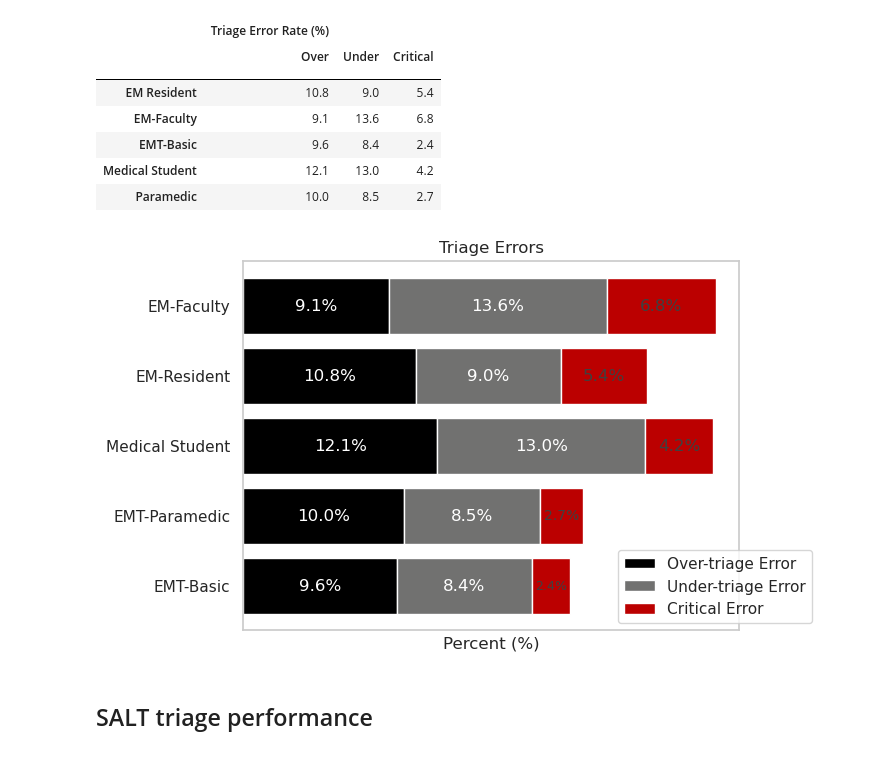
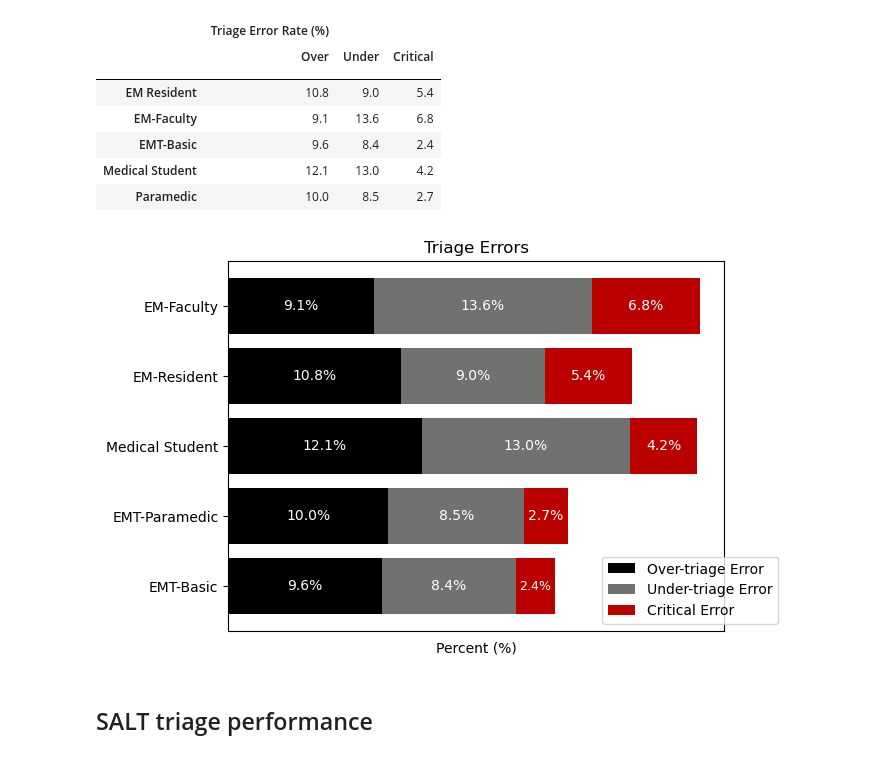
Before and after one commit to dbabbitt/itm-analysis-reporting-1, a Jupyter notebook: presentations/DARPA ITM Medical Triage Paper.ipynb, the cells around one changed output. Saved outputs shown, nothing was run; the diff lists cells and outputs as text; code cells hidden in the pictures.

```diff
--- a/presentations/DARPA ITM Medical Triage Paper.ipynb
+++ b/presentations/DARPA ITM Medical Triage Paper.ipynb
@@ -537,55 +520,46 @@ over_bar = plt.barh([responder_categories_dict[o] for o in responder_categories_
 # Create a stacked horizontal bar chart for the second set of values
 under_bar = plt.barh(
     [responder_categories_dict[o] for o in responder_categories_list], under_values, color='#717170', label=suffixing_fn('Under'), left=over_values
 )
 
 # Create a stacked horizontal bar chart for the third set of values
 critical_bar = plt.barh([
     responder_categories_dict[o] for o in responder_categories_list], critical_values, color='#bb0000', label=suffixing_fn('Critical'),
     left=[v1 + v2 for v1, v2 in zip(over_values, under_values)
 ])
 
 # Annotate the values of each value set inside their respective rectangles
-facecolor_set = set()
 for bars, values in zip([over_bar, under_bar, critical_bar], [over_values, under_values, critical_values]):
     for bar, value in zip(bars, values):
-        facecolor_set.add(str(bar.get_facecolor()))
-        if (bar.get_facecolor() == (0.7333333333333333, 0.0, 0.0, 1.0)):
-            if (value > 2.7): plt.text(
-                bar.get_x() + bar.get_width()/2, bar.get_y() + bar.get_height()/2, f'{value:.01f}%', va='center', ha='center', color='#404040'
-            )
-            elif (value > 2.4): plt.text(
-                bar.get_x() + bar.get_width()/2, bar.get_y() + bar.get_height()/2, f'{value:.01f}%', va='center', ha='center', color='#404040',
-                fontdict={'size': 10}
-            )
-            elif (value > 0): plt.text(
-                bar.get_x() + bar.get_width()/2, bar.get_y() + bar.get_height()/2, f'{value:.01f}%', va='center', ha='center', color='#404040',
-                fontdict={'size': 9}
-            )
-        else:
-            if (value > 2.4): plt.text(
-                bar.get_x() + bar.get_width()/2, bar.get_y() + bar.get_height()/2, f'{value:.01f}%', va='center', ha='center', color='white'
-            )
-            elif (value > 0): plt.text(
-                bar.get_x() + bar.get_width() + 1.2, bar.get_y() + bar.get_height()/2, f'{value:.01f}%', va='center', ha='center', color='black'
-            )
+        if (value > 2.7): plt.text(
+            bar.get_x() + bar.get_width()/2, bar.get_y() + bar.get_height()/2, f'{value:.01f}%', va='center', ha='center',
+            color=nu.get_text_color(bar_color_rgb=bar.get_facecolor())
+        )
+        elif (value > 2.4): plt.text(
+            bar.get_x() + bar.get_width()/2, bar.get_y() + bar.get_height()/2, f'{value:.01f}%', va='center', ha='center',
+            color=nu.get_text_color(bar_color_rgb=bar.get_facecolor()), fontdict={'size': 10}
+        )
+        elif (value > 0): plt.text(
+            bar.get_x() + bar.get_width()/2, bar.get_y() + bar.get_height()/2, f'{value:.01f}%', va='center', ha='center',
+            color=nu.get_text_color(bar_color_rgb=bar.get_facecolor()), fontdict={'size': 9}
+        )
 
 # Set the title, labels, and grid
 plt.title('Triage Errors')
 plt.xlabel('Percent (%)')
 plt.ylabel('')
 plt.grid(False)
 
 # Set legend placement outside the plot
 plt.legend(loc='lower left', bbox_to_anchor=(0.74, 0))
 
 # Remove x-axis ticks
 plt.xticks([])
 
 # Display the chart
 plt.show()
 # %% [output]
-[figure, old version]
+[figure, new version]
 # %% [markdown]
 
 ## SALT triage performance
```
Also changed, not shown: parts of 6 cells of this notebook.
